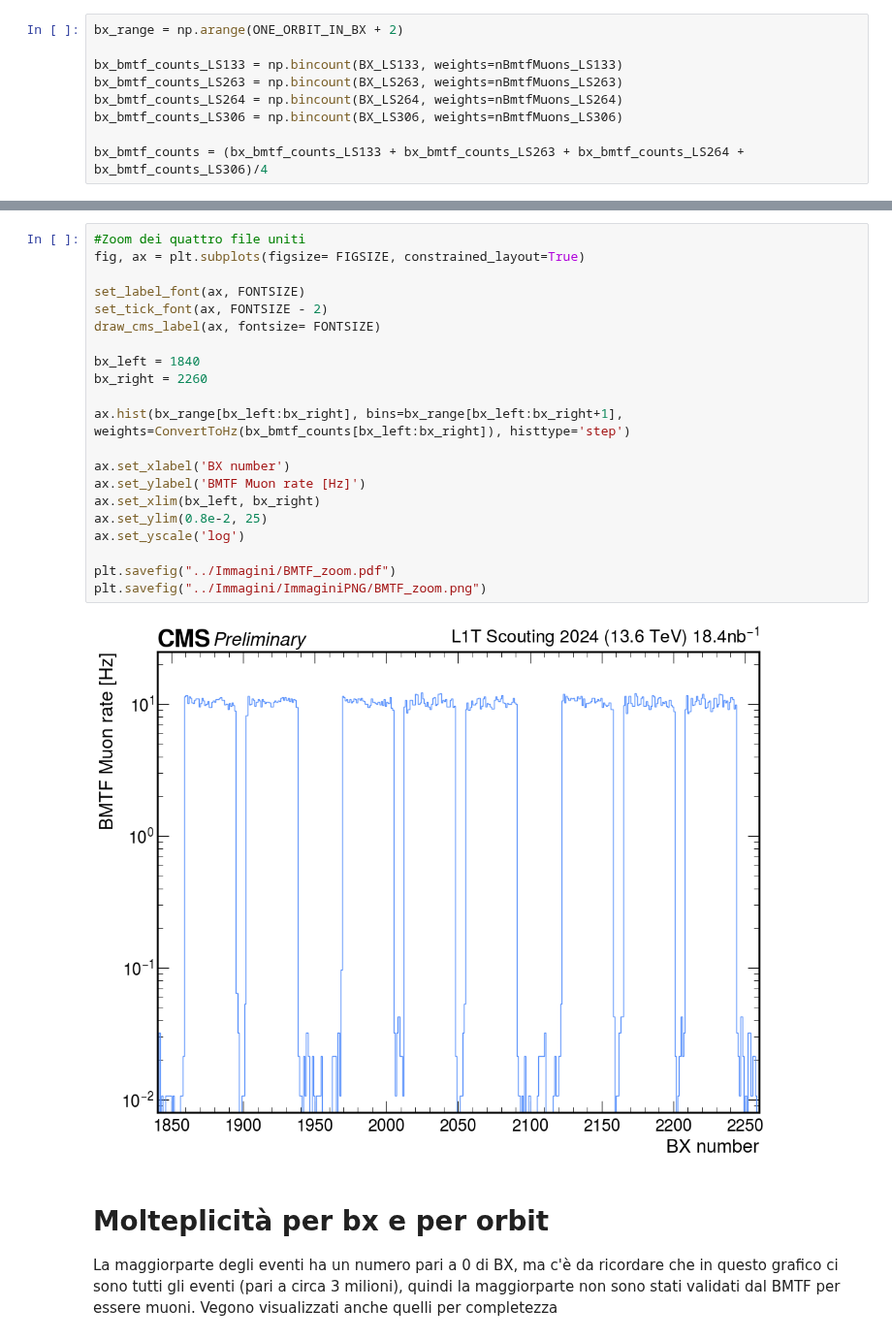
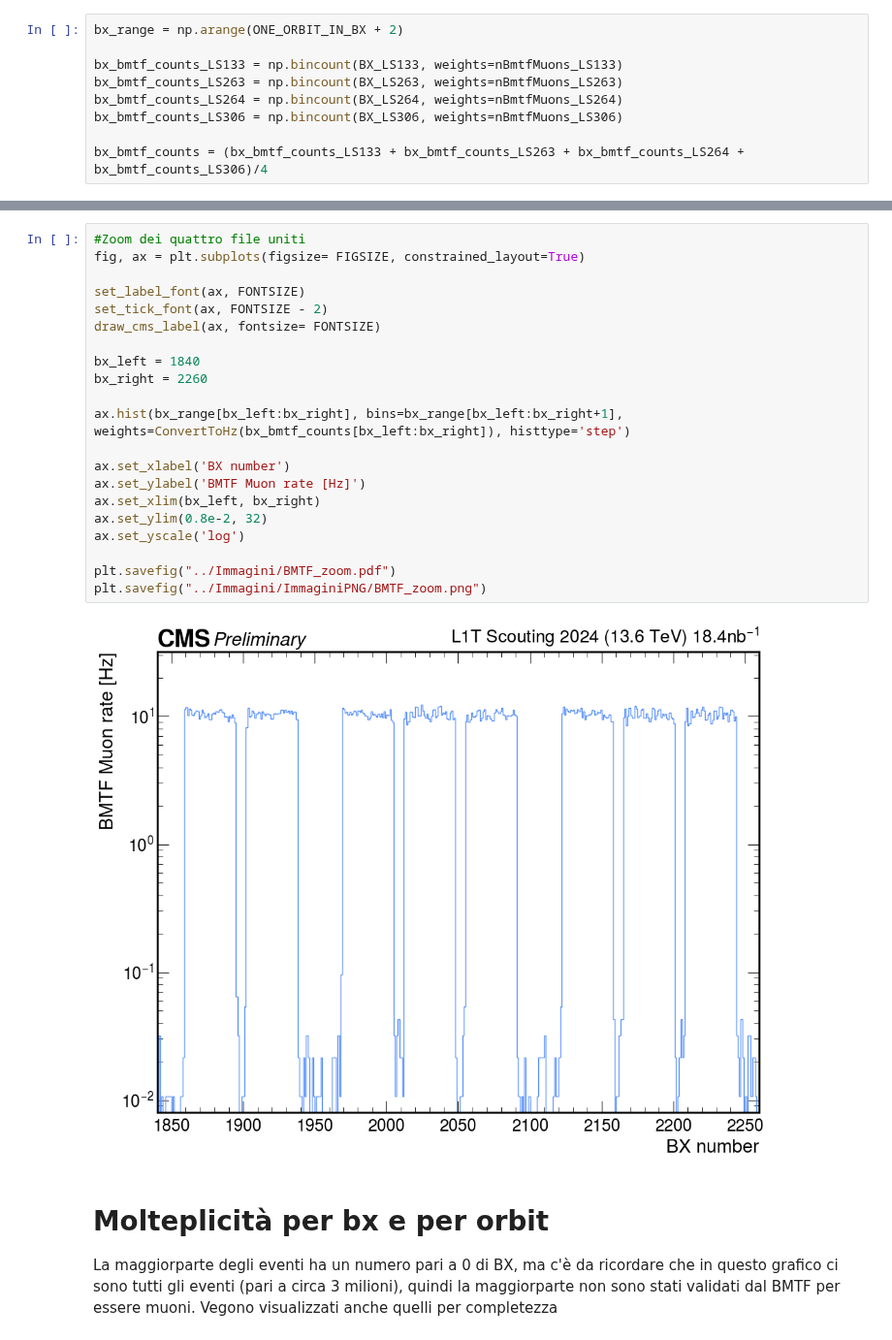
Before and after one commit to francescoreschio/Tesi-Triennale, a Jupyter notebook: Codice/BMTF.ipynb, the cells around one changed output, grey strips where cells are left out. Shown at 97% size. Drawn from its saved outputs; the diff is of its cells as text.

```diff
--- a/Codice/BMTF.ipynb
+++ b/Codice/BMTF.ipynb
@@ -86,26 +86,26 @@ plt.savefig("../Immagini/ImmaginiPNG/BMTF.png")
 # %%
 #Zoom dei quattro file uniti
 fig, ax = plt.subplots(figsize= FIGSIZE, constrained_layout=True)
 
 set_label_font(ax, FONTSIZE)
 set_tick_font(ax, FONTSIZE - 2)
 draw_cms_label(ax, fontsize= FONTSIZE)
 
 bx_left = 1840
 bx_right = 2260
 
 ax.hist(bx_range[bx_left:bx_right], bins=bx_range[bx_left:bx_right+1], weights=ConvertToHz(bx_bmtf_counts[bx_left:bx_right]), histtype='step')
 
 ax.set_xlabel('BX number')
 ax.set_ylabel('BMTF Muon rate [Hz]')
 ax.set_xlim(bx_left, bx_right)
-ax.set_ylim(0.8e-2, 25)
+ax.set_ylim(0.8e-2, 32)
 ax.set_yscale('log')
 
 plt.savefig("../Immagini/BMTF_zoom.pdf")
 plt.savefig("../Immagini/ImmaginiPNG/BMTF_zoom.png")
 # %% [output]
-[figure, old version]
+[figure, new version]
 # %% [markdown]
 # Molteplicità per bx e per orbit
 
```
Also changed, not shown: parts of 2 cells of this notebook, 5 other files.
